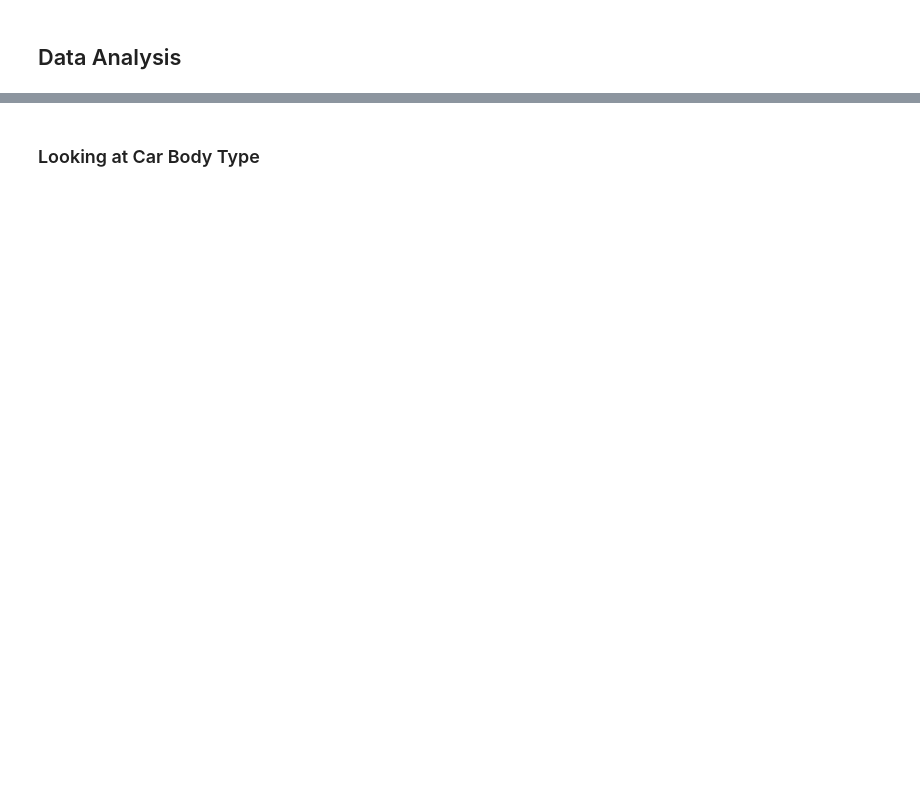
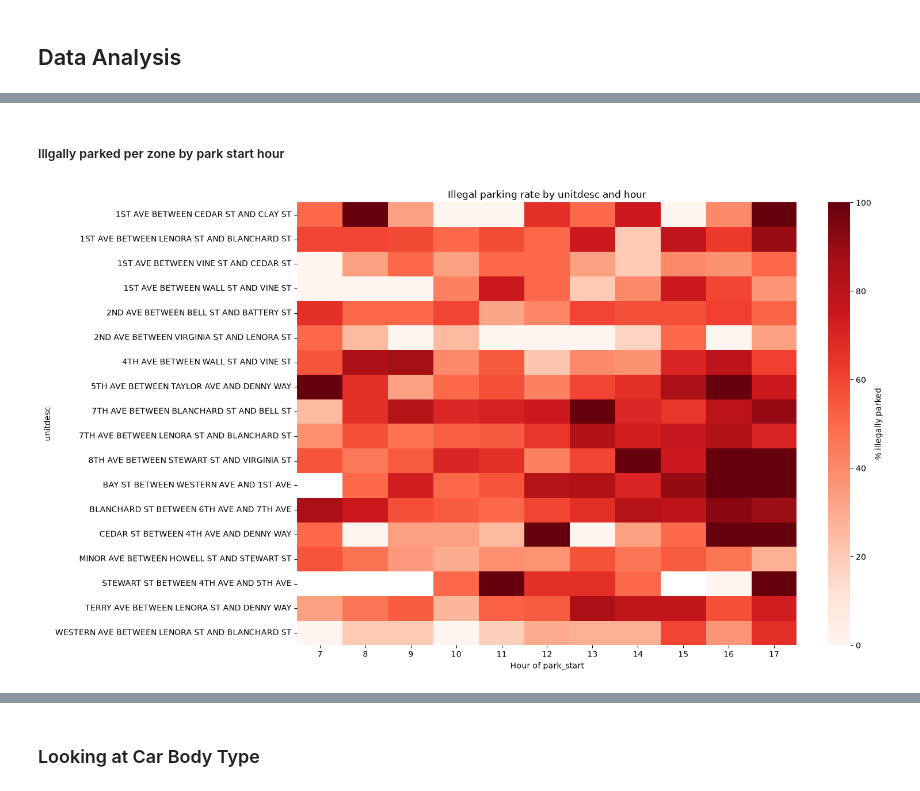
Before and after one commit to dshan805/freight-curb-allocation, a Jupyter notebook: notebooks/01-eda.ipynb, the cells around one changed output, grey strips where cells are left out. Saved outputs shown, nothing was run; the diff lists cells and outputs as text; code cells hidden in the pictures; blank space fills up the shorter version.

```diff
--- a/notebooks/01-eda.ipynb
+++ b/notebooks/01-eda.ipynb
@@ -603,0 +602,19 @@ idax1_loading_zones = idax_1_area[idax_1_area['SPACETYPE'].
+# %% [markdown]
+##### Illgally parked per zone by park start hour
+# %%
+import seaborn as sns
+import matplotlib.pyplot as plt
+
+plt.figure(figsize=(14, 10))
+sns.heatmap(
+    idax1_with_weather.groupby(['unitdesc', pd.to_datetime(idax1_with_weather['park_start']).dt.hour])['illegally_parked']
+        .mean().mul(100).unstack(),
+    cmap='Reds',
+    cbar_kws={'label': '% illegally parked'},
+)
+plt.xlabel('Hour of park_start')
+plt.ylabel('unitdesc')
+plt.title('Illegal parking rate by unitdesc and hour')
+plt.show()
+# %% [output]
+[figure, added]
```
Also changed, not shown: parts of 180 cells of this notebook, 3 other files.
